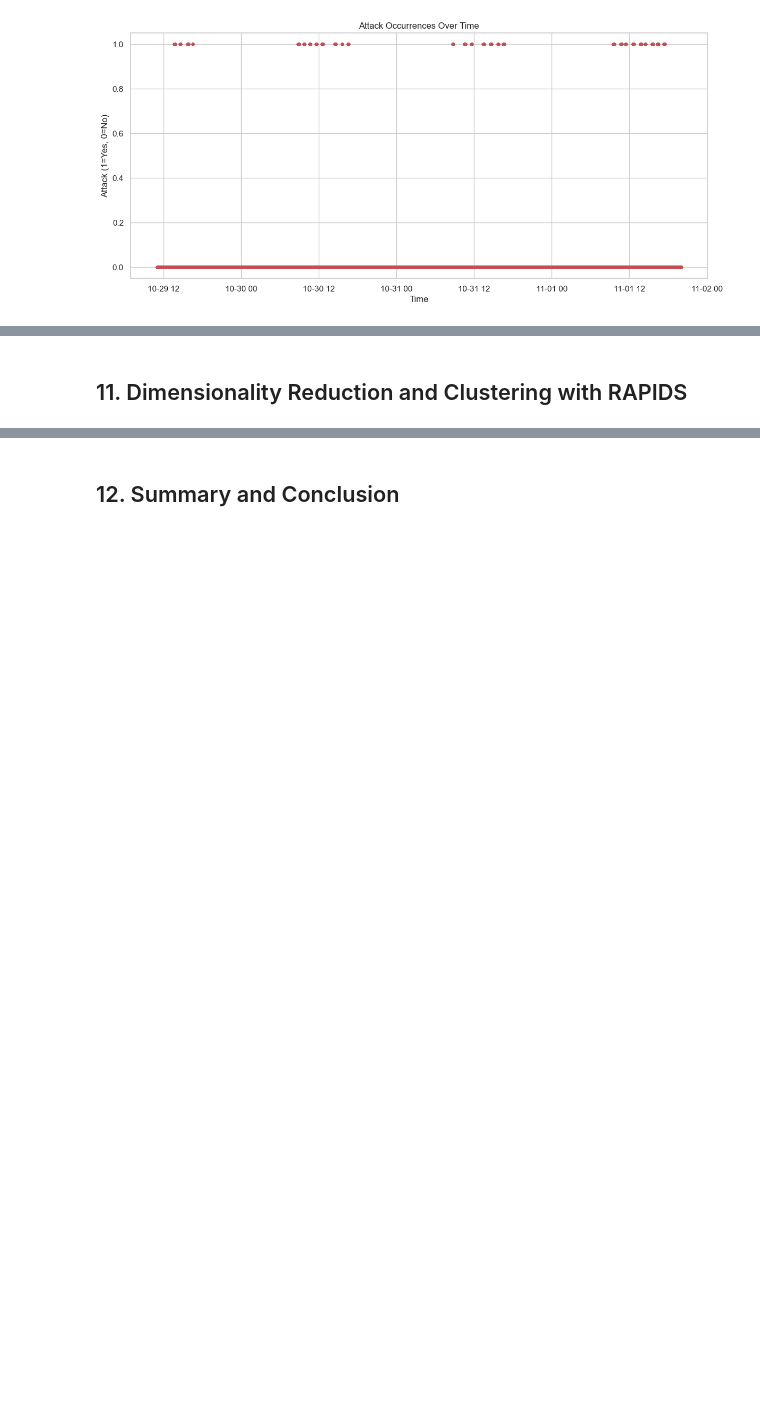
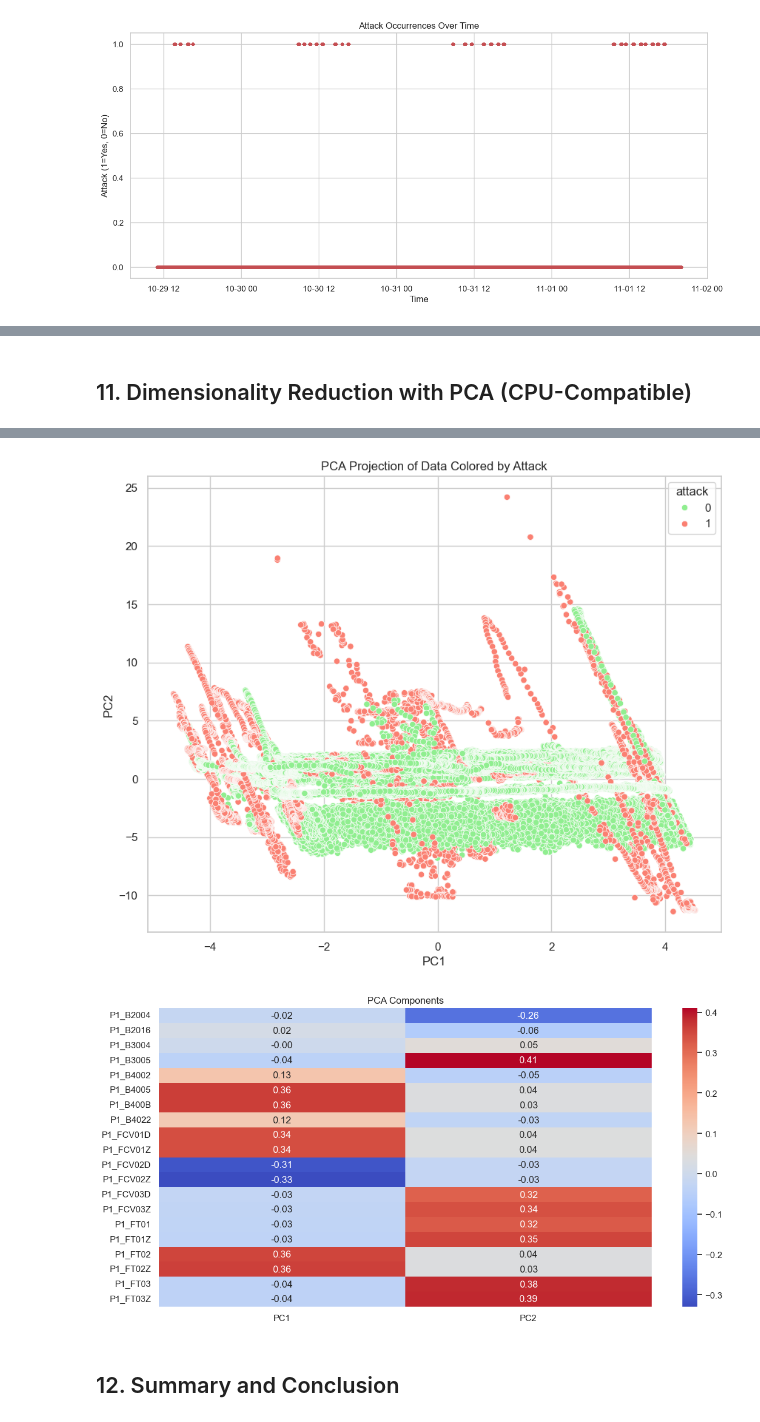
Before and after one commit to zxzinn/hai-dataset-analysis, a Jupyter notebook: hai_dataset_analysis.ipynb, the cells around one changed output, grey strips where cells are left out. Cells and saved outputs as stored; diff of their text form; code cells hidden in the pictures; blank space fills up the shorter version.

```diff
--- a/hai_dataset_analysis.ipynb
+++ b/hai_dataset_analysis.ipynb
@@ -359,11 +385,22 @@ if rapids_available and parquet_files:
 # %% [markdown]
-## 11. Dimensionality Reduction and Clustering with RAPIDS
+## 11. Dimensionality Reduction with PCA (CPU-Compatible)
 # %%
-# Perform dimensionality reduction and clustering with RAPIDS if available
-if rapids_available and parquet_files and 'gdf' in locals():
+# Try to import scikit-learn for CPU-based dimensionality reduction
+try:
+    from sklearn.decomposition import PCA
+    from sklearn.preprocessing import StandardScaler
+    from sklearn.cluster import DBSCAN
+    sklearn_available = True
+    print("scikit-learn is available for CPU-based dimensionality reduction and clustering.")
+except ImportError:
+    sklearn_available = False
+    print("scikit-learn is not available. Skipping dimensionality reduction and clustering.")
+
+# Perform PCA and clustering if scikit-learn is available
+if sklearn_available and parquet_files:
     try:
         # Select numeric columns for analysis
-        numeric_cols = gdf.select_dtypes(include=['number']).columns.tolist()
+        numeric_cols = df.select_dtypes(include=['number']).columns.tolist()
 
         # Remove time and target columns if they exist
         if time_column and time_column in numeric_cols:
@@ -377,43 +414,61 @@ if rapids_available and parquet_files and 'gdf' in locals():
         else:
             selected_cols = numeric_cols
 
-        # Prepare data for UMAP
-        X = gdf[selected_cols].fillna(0).astype('float32')
+        # Prepare data for PCA
+        X = df[selected_cols].fillna(0)
 
-        # Apply UMAP for dimensionality reduction
-        print("Applying UMAP dimensionality reduction...")
-        umap = UMAP(n_components=2, n_neighbors=15, min_dist=0.1)
-        X_umap = umap.fit_transform(X)
+        # Standardize the data
+        print("Standardizing data...")
+        scaler = StandardScaler()
+        X_scaled = scaler.fit_transform(X)
 
-        # Convert UMAP results to pandas for plotting
-        umap_df = pd.DataFrame({
-            'UMAP1': X_umap[:, 0],
-            'UMAP2': X_umap[:, 1]
+        # Apply PCA for dimensionality reduction
+        print("Applying PCA dimensionality reduction...")
+        pca = PCA(n_components=2)
+        X_pca = pca.fit_transform(X_scaled)
+
+        # Create DataFrame for plotting
+        pca_df = pd.DataFrame({
+            'PC1': X_pca[:, 0],
+            'PC2': X_pca[:, 1]
         })
 
+        # Print explained variance
+        print(f"Explained variance ratio: {pca.explained_variance_ratio_}")
+        print(f"Total explained variance: {sum(pca.explained_variance_ratio_):.2f}")
+
         # If attack column exists, add it to the dataframe
-        if 'attack' in gdf.columns:
-            umap_df['attack'] = gdf['attack'].to_pandas()
+        if 'attack' in df.columns:
+            pca_df['attack'] = df['attack']
 
-            # Plot UMAP results colored by attack
+            # Plot PCA results colored by attack
             plt.figure(figsize=(10, 8))
-            sns.scatterplot(x='UMAP1', y='UMAP2', hue='attack', data=umap_df, palette=['lightgreen', 'salmon'])
-            plt.title('UMAP Projection of Data Colored by Attack')
+            sns.scatterplot(x='PC1', y='PC2', hue='attack', data=pca_df, palette=['lightgreen', 'salmon'])
+            plt.title('PCA Projection of Data Colored by Attack')
             plt.show()
         else:
             # Apply DBSCAN clustering
             print("Applying DBSCAN clustering...")
             dbscan = DBSCAN(eps=0.5, min_samples=5)
-            clusters = dbscan.fit_predict(X_umap)
+            clusters = dbscan.fit_predict(X_pca)
 
             # Add cluster labels to dataframe
-            umap_df['cluster'] = clusters.to_pandas()
+            pca_df['cluster'] = clusters
 
-            # Plot UMAP results colored by cluster
+            # Plot PCA results colored by cluster
             plt.figure(figsize=(10, 8))
-            sns.scatterplot(x='UMAP1', y='UMAP2', hue='cluster', data=umap_df, palette='viridis')
-            plt.title('UMAP Projection of Data Colored by DBSCAN Cluster')
+            sns.scatterplot(x='PC1', y='PC2', hue='cluster', data=pca_df, palette='viridis')
+            plt.title('PCA Projection of Data Colored by DBSCAN Cluster')
             plt.show()
+
+        # Plot feature importance
+        plt.figure(figsize=(12, 6))
+        components = pd.DataFrame(pca.components_.T, columns=['PC1', 'PC2'], index=selected_cols)
+        sns.heatmap(components, cmap='coolwarm', annot=True, fmt='.2f')
+        plt.title('PCA Components')
+        plt.tight_layout()
+        plt.show()
 
     except Exception as e:
         print(f"Error performing dimensionality reduction and clustering: {str(e)}")
+# %% [output]
@@ -420,3 +480,5 @@ if rapids_available and parquet_files and 'gdf' in locals():
+[figure, added]
+[figure, added]
 # %% [markdown]
 ## 12. Summary and Conclusion
 # %% [markdown]
```
Also changed, not shown: parts of 7 cells of this notebook, 2 other files.
